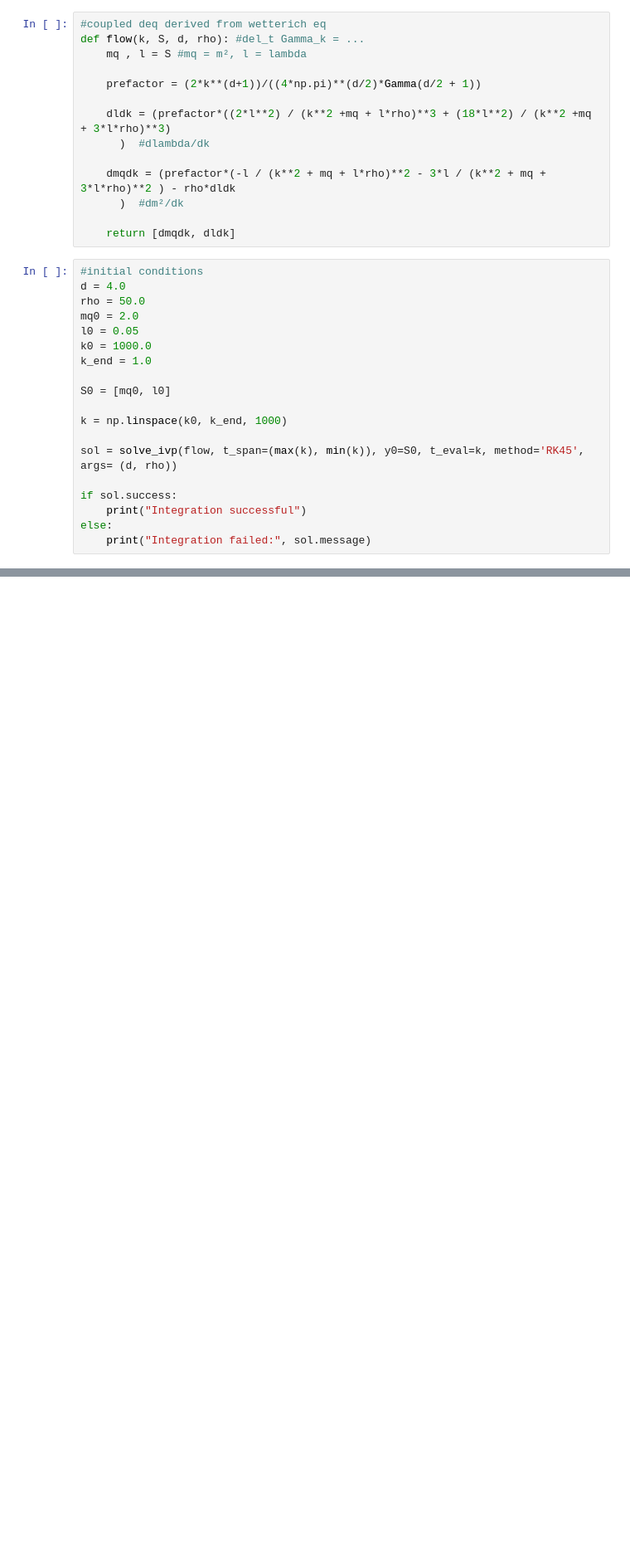
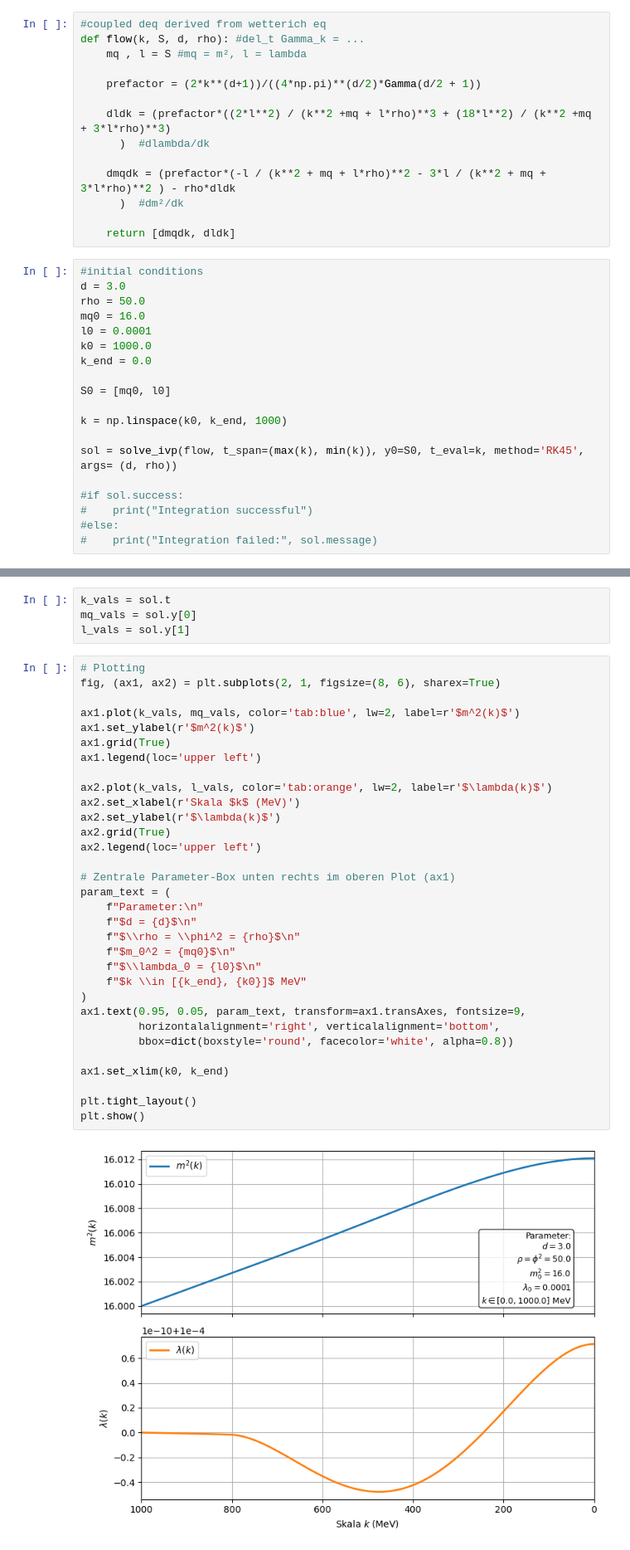
Before and after one commit to sMacks28/private, a Jupyter notebook: Uni/masterthesis/flow.ipynb, the cells around one changed output, grey strips where cells are left out. Shown at 83% size. Drawn from its saved outputs; the diff is of its cells as text; blank space fills up the shorter version.

Commit message:
plotsssssss

```diff
--- a/Uni/masterthesis/flow.ipynb
+++ b/Uni/masterthesis/flow.ipynb
@@ -24,12 +24,12 @@ def flow(k, S, d, rho): #del_t Gamma_k = ...
     return [dmqdk, dldk]
 # %%
 #initial conditions
-d = 4.0
+d = 3.0
 rho = 50.0
-mq0 = 2.0
-l0 = 0.05
+mq0 = 16.0
+l0 = 0.0001
 k0 = 1000.0
-k_end = 1.0
+k_end = 0.0
 
 S0 = [mq0, l0]
 
@@ -37,7 +37,7 @@ k = np.linspace(k0, k_end, 1000)
 
 sol = solve_ivp(flow, t_span=(max(k), min(k)), y0=S0, t_eval=k, method='RK45', args= (d, rho))
 
-if sol.success:
-    print("Integration successful")
-else:
-    print("Integration failed:", sol.message)
+#if sol.success:
+#    print("Integration successful")
+#else:
+#    print("Integration failed:", sol.message)
@@ -45,0 +44,38 @@ Integration successful
+# %%
+k_vals = sol.t
+mq_vals = sol.y[0]
+l_vals = sol.y[1]
+# %%
+# Plotting
+fig, (ax1, ax2) = plt.subplots(2, 1, figsize=(8, 6), sharex=True)
+
+ax1.plot(k_vals, mq_vals, color='tab:blue', lw=2, label=r'$m^2(k)$')
+ax1.set_ylabel(r'$m^2(k)$')
+ax1.grid(True)
+ax1.legend(loc='upper left')
+
+ax2.plot(k_vals, l_vals, color='tab:orange', lw=2, label=r'$\lambda(k)$')
+ax2.set_xlabel(r'Skala $k$ (MeV)')
+ax2.set_ylabel(r'$\lambda(k)$')
+ax2.grid(True)
+ax2.legend(loc='upper left')
+
+# Zentrale Parameter-Box unten rechts im oberen Plot (ax1)
+param_text = (
+    f"Parameter:\n"
+    f"$d = {d}$\n"
+    f"$\\rho = \\phi^2 = {rho}$\n"
+    f"$m_0^2 = {mq0}$\n"
+    f"$\\lambda_0 = {l0}$\n"
+    f"$k \\in [{k_end}, {k0}]$ MeV"
+)
+ax1.text(0.95, 0.05, param_text, transform=ax1.transAxes, fontsize=9,
+         horizontalalignment='right', verticalalignment='bottom',
+         bbox=dict(boxstyle='round', facecolor='white', alpha=0.8))
+
+ax1.set_xlim(k0, k_end)
+
+plt.tight_layout()
+plt.show()
+# %% [output]
+[figure, added]
```
Also changed, not shown: parts of 2 cells of this notebook, 10 other files.
